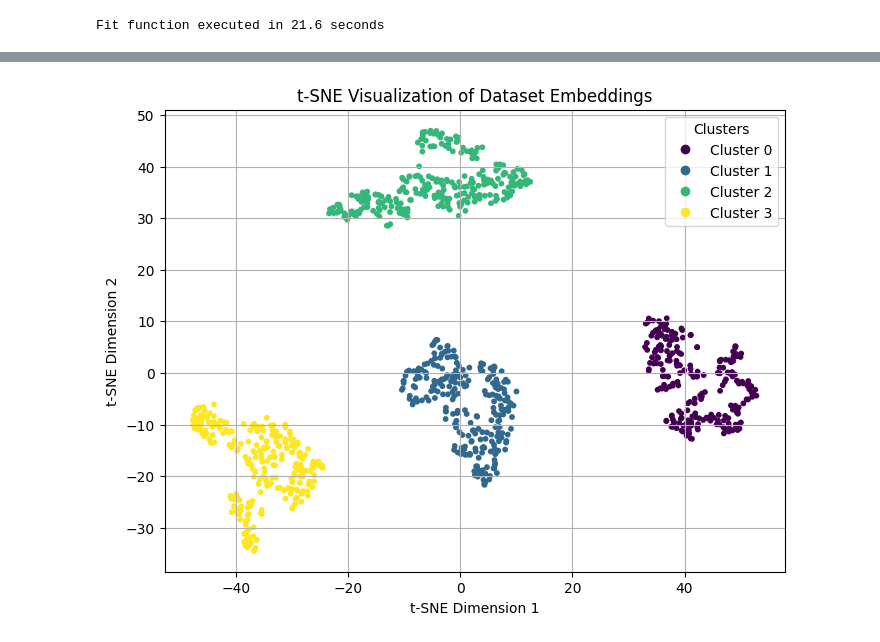
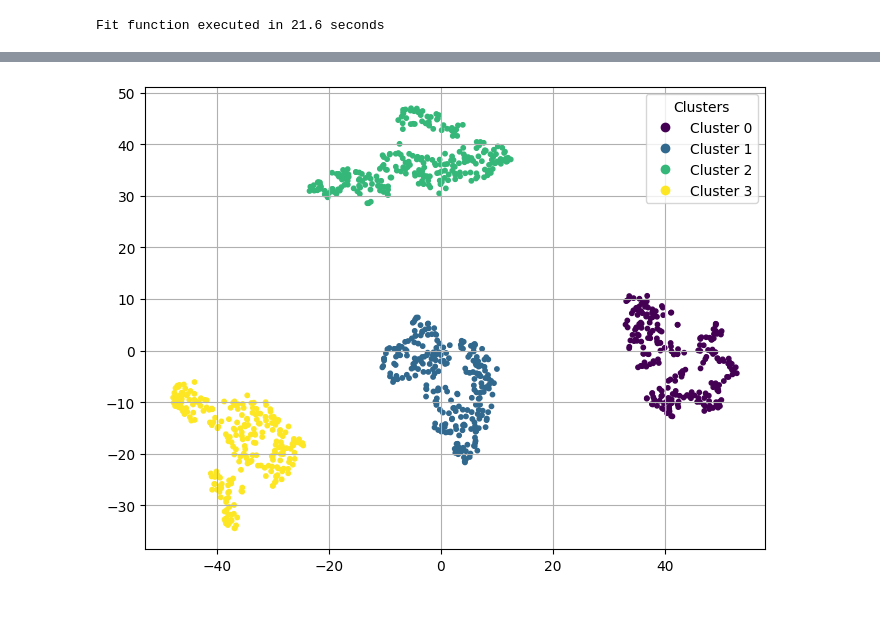
Before and after one commit to tmb2k01/TDK_2024, a Jupyter notebook: timeseries_clustering.ipynb, the cells around one changed output, grey strips where cells are left out. Drawn from its saved outputs; the diff is of its cells as text; code cells hidden in the pictures; blank space fills up the shorter version.

```diff
--- a/timeseries_clustering.ipynb
+++ b/timeseries_clustering.ipynb
@@ -342,32 +333,29 @@ Fit function executed in 20.8 seconds
 # %%
 # Reduce the dataset embedding vectors to 2D using t-SNE
 embedding_vectors = np.array(
     kmeans.distances
 )  # Assuming dataset.segments contains the embedding vectors
 tsne = TSNE(n_components=2, random_state=42)
 reduced_embeddings = tsne.fit_transform(embedding_vectors)
 
 # Plot the 2D embeddings
 plt.figure(figsize=(8, 6))
 scatter = plt.scatter(
     reduced_embeddings[:, 0],
     reduced_embeddings[:, 1],
     c=dataset.labels,
     cmap="viridis",
     s=10,
 )
-plt.title("t-SNE Visualization of Dataset Embeddings")
-plt.xlabel("t-SNE Dimension 1")
-plt.ylabel("t-SNE Dimension 2")
 plt.grid(True)
 
 # Add legend
 handles, labels = scatter.legend_elements(prop="colors")
 plt.legend(handles, [f"Cluster {i}" for i in range(len(handles))], title="Clusters")
 
 plt.show()
 # %% [output]
-[figure, old version]
+[figure, new version]
 # %%
 name = "SwedishLeaf"
 n_clusters = 4
```
Also changed, not shown: parts of 11 cells of this notebook, 6 other files.
